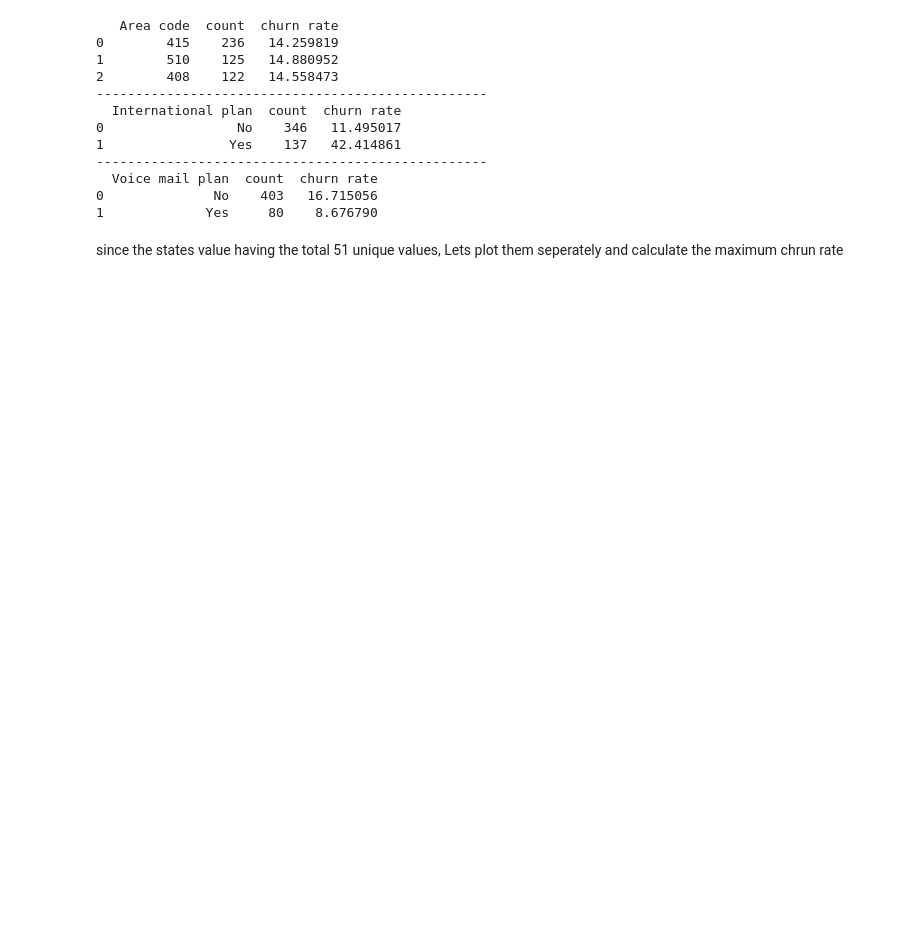
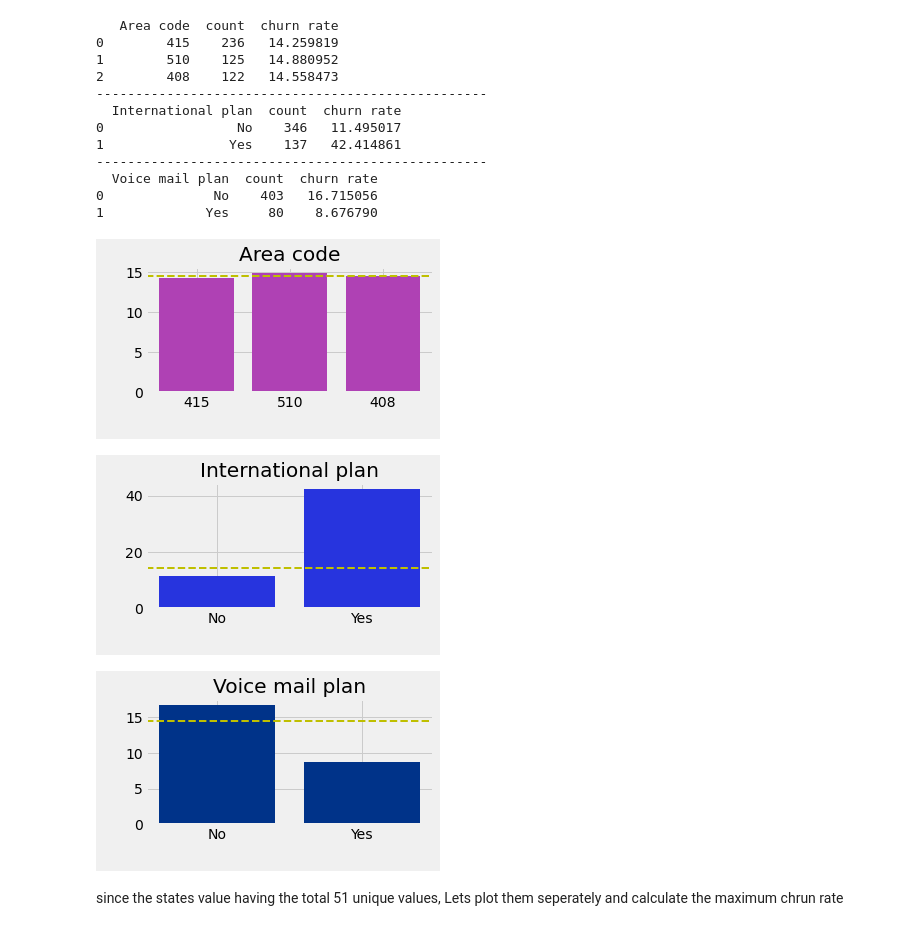
Before and after one commit to ad709kr/capstone_projects-EDA-on-Telecom-churn-analysis, a Jupyter notebook: Telecom_Churn_Analysis_Capstone_Project.ipynb, the cells around one changed output. Saved outputs shown, nothing was run; the diff lists cells and outputs as text; code cells hidden in the pictures; blank space fills up the shorter version.

```diff
--- a/Telecom_Churn_Analysis_Capstone_Project.ipynb
+++ b/Telecom_Churn_Analysis_Capstone_Project.ipynb
@@ -230,6 +230,30 @@ print(v_m_p_churn)
   Voice mail plan  count  churn rate
 0              No    403   16.715056
 1             Yes     80    8.676790
+# %%
+def bar_for_churn(df,col1,col2,col3,col4 = comp_churn_rate):
+  plt.style.use("fivethirtyeight")
+  plt.figure(figsize= (5,3))
+  color_ = [ '#9D2417', '#AF41B4', '#003389' ,'#3C5F41',  '#967032', '#2734DE']
+  rand_col = color_[random.sample(range(6), 1)[0]]
+  plt.bar(col1,df[col2],tick_label=df[col3], color = rand_col, fill = rand_col)
+  plt.axhline(col4,color = 'y', linestyle = '--',linewidth = 2,label='company churn rate')
+  plt.title(col3, color = 'black')
+  plt.ylabel(" ")
+  plt.xlabel(" ")
+  plt.tight_layout()
+  plt.show()
+# %%
+left_coordinates=[1,2,3]
+bar_for_churn(Area_code_churn,left_coordinates,'churn rate','Area code')
+left_coordinates1=[1,2]
+bar_for_churn(int_plan_churn,left_coordinates1,'churn rate','International plan')
+
+bar_for_churn(v_m_p_churn,left_coordinates1,'churn rate','Voice mail plan')
+# %% [output]
+[figure, added]
+[figure, added]
+[figure, added]
 # %% [markdown]
 since the states value having the total 51 unique values, Lets plot them seperately and calculate the maximum chrun rate
 # %%
```
Also changed, not shown: parts of 5 cells of this notebook.
